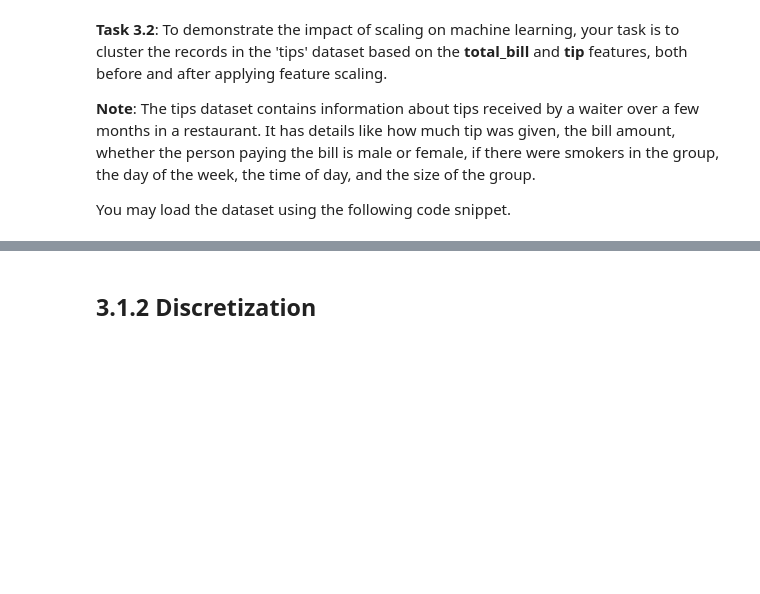
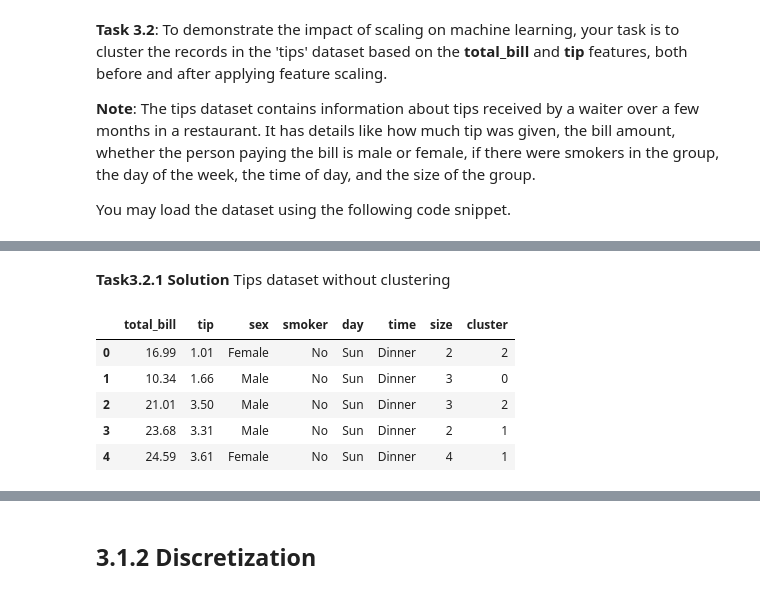
Before and after one commit to faris771/ENCS5141_AI_LAB, a Jupyter notebook: ENCS5141_Exp3_Feature_Engineering.ipynb, the cells around one changed output, grey strips where cells are left out. Saved outputs shown, nothing was run; the diff lists cells and outputs as text; code cells hidden in the pictures; blank space fills up the shorter version.

```diff
--- a/ENCS5141_Exp3_Feature_Engineering.ipynb
+++ b/ENCS5141_Exp3_Feature_Engineering.ipynb
@@ -184,0 +275,28 @@ tips.info()
+# %% [markdown]
+**Task3.2.1 Solution** Tips dataset without clustering
+# %%
+#write you code here
+# Import the KMeans class from the sklearn.cluster module
+from sklearn.cluster import KMeans
+
+# Create a KMeans object with the desired number of clusters (4 in this case)
+km = KMeans(n_clusters=4)
+
+# Fit the KMeans model to the data, using the 'Annual Income' and 'Spending Score' columns as features
+km.fit(tips[['total_bill', 'tip']])
+
+# Predict the cluster labels for each data point based on the fitted model
+cluster = km.predict(tips[['total_bill', 'tip']])
+
+# Create a new column 'cluster' in the DataFrame to store the predicted cluster labels
+tips['cluster'] = cluster
+
+# Display the first few rows of the DataFrame with the 'cluster' column added
+tips.head()
+# %% [output]
+|  | total_bill | tip | sex | smoker | day | time | size | cluster |
+| 0 | 16.99 | 1.01 | Female | No | Sun | Dinner | 2 | 2 |
+| 1 | 10.34 | 1.66 | Male | No | Sun | Dinner | 3 | 0 |
+| 2 | 21.01 | 3.50 | Male | No | Sun | Dinner | 3 | 2 |
+| 3 | 23.68 | 3.31 | Male | No | Sun | Dinner | 2 | 1 |
+| 4 | 24.59 | 3.61 | Female | No | Sun | Dinner | 4 | 1 |
```
Also changed, not shown: parts of 32 cells of this notebook.
